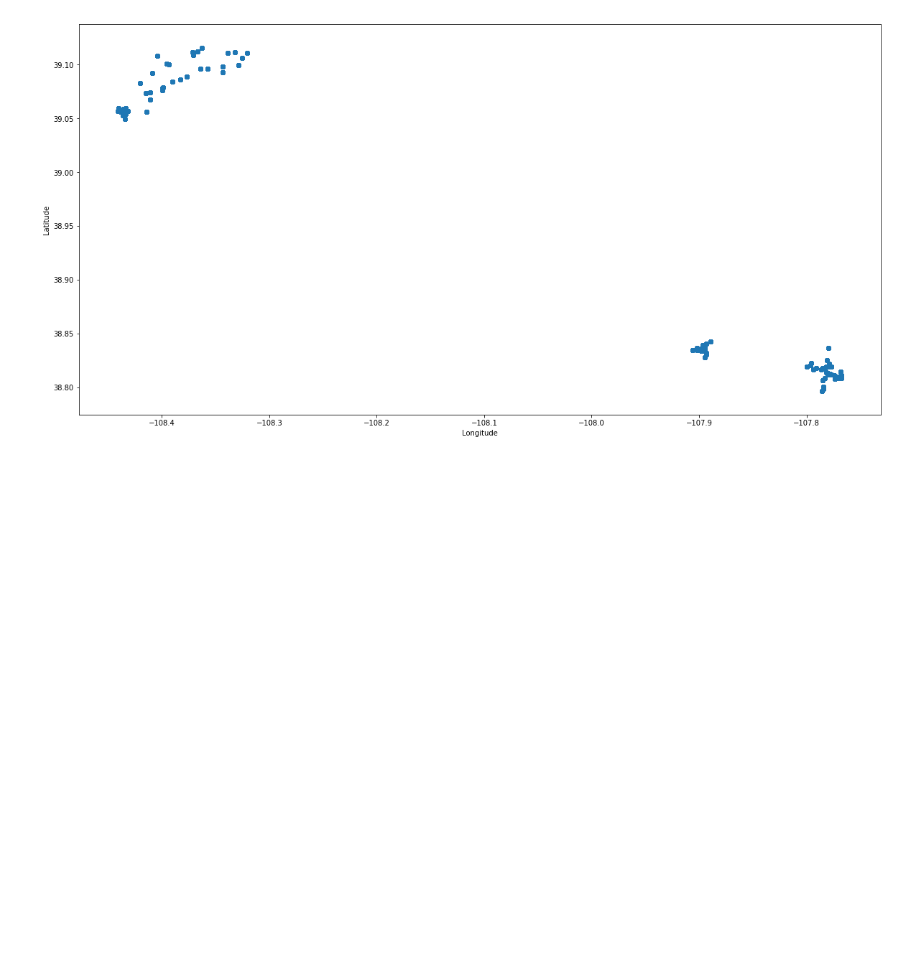
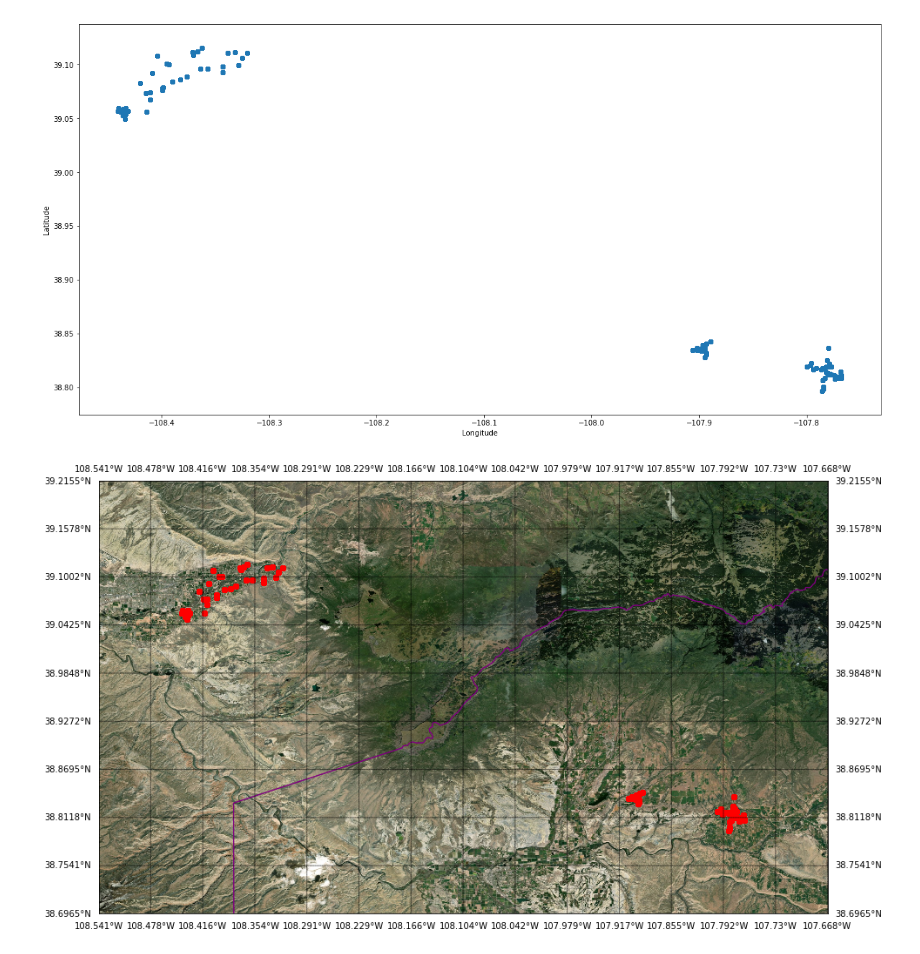
Before and after one commit to skaraoglu/ds_project_smartyields, a Jupyter notebook: Untitled.ipynb, the cells around one changed output. Saved outputs shown, nothing was run; the diff lists cells and outputs as text; code cells hidden in the pictures; blank space fills up the shorter version.

```diff
--- a/Untitled.ipynb
+++ b/Untitled.ipynb
@@ -158,7 +177,7 @@ Longitude max & min: -107.767600 , -108.440651
 # %%
 #Assign spacing to values and create a ticks list for plot
-lat_ticks = np.linspace((lat_min - 0.1), (lat_max + 0.1), 11)
-lon_ticks = np.linspace((lon_min - 0.1), (lon_max + 0.1), 11)
+lat_ticks = np.linspace((lat_min - 0.1), (lat_max + 0.1), 10)
+lon_ticks = np.linspace((lon_min - 0.1), (lon_max + 0.1), 15)
 # %%
 #Scatter points on latitude and longitude
 plt.figure(figsize=(20,10))
@@ -172,3 +191,32 @@ plt.ylabel("Latitude")
 plt.show()
 # %% [output]
 [figure]
+# %%
+'''Important information about basemap
+@lat_0, @lon_0  : Degree value for CENTER of the latitude-longitude of the map. Assigned above.
+@width, @height : Distance value in METERs, each latitude line should be multiplied by 111000. Assigned above.
+@projection     : Type of projection to be used, 2D method used.
+@resolution     : Quality of background images.
+@epsg           : Background picture epsg code. 4269 is for United States.
+Arcgisimage
+@service : High quality map provider to use.
+@verbose : Print Map server information when True
+'''
+fig = plt.figure(figsize=(15, 10))
+#Draw the map with given latitude and longitude values, used cylindric projection in this - 'cyl'
+m = Basemap(projection='cyl', resolution='i', llcrnrlon = (lon_min - 0.1), urcrnrlon = (lon_max + 0.1), llcrnrlat = (lat_min - 0.1), urcrnrlat = (lat_max + 0.1) , epsg=4269)
+#Arcgisimage is used for a high resolution map
+m.arcgisimage(service = 'World_Imagery', xpixels = 3500, dpi=500, verbose=False)
+#Other details on the map
+m.drawparallels(lat_ticks, labels = [True, True, True, True])
+m.drawmeridians(lon_ticks, labels = [True, True, True, True])
+m.drawcoastlines(color='gray')
+m.drawcountries(color='gray')
+m.drawcounties(color='purple', linewidth=1)
+m.drawstates(color='gray')
+#Convert degrees to meters (for scatter plot)
+_x, _y = m(np.asarray(data['longitude']), np.asarray(data['latitude']))
+m.scatter(_x, _y, color='r', alpha=0.5)
+plt.show()
+# %% [output]
+[figure, added]
```
Also changed, not shown: parts of 8 cells of this notebook.
